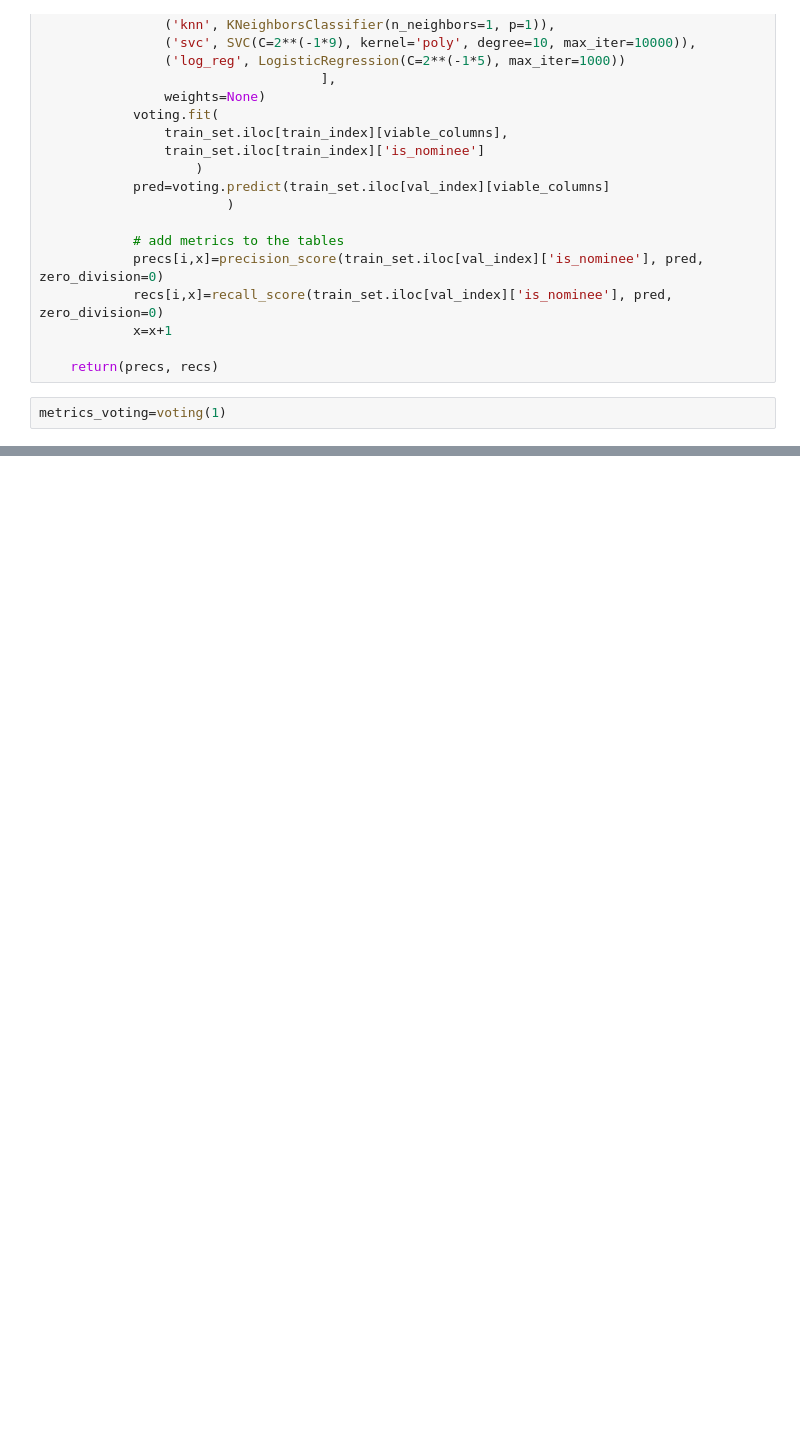
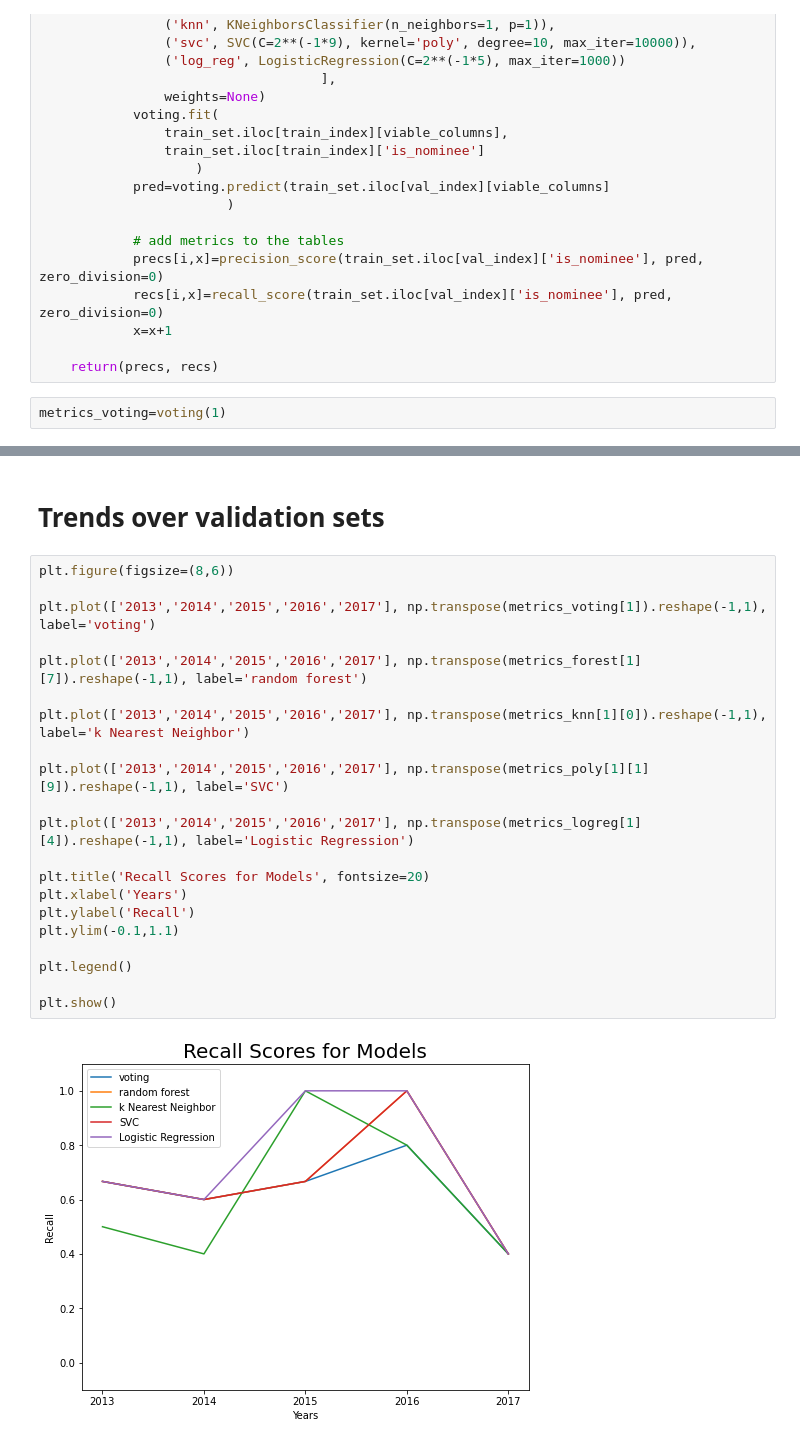
Before and after one commit to wrlaxboy151/may22-lunar-outpost, a Jupyter notebook: model3- more features SKT.ipynb, the cells around one changed output, grey strips where cells are left out. Cells and saved outputs as stored; diff of their text form; blank space fills up the shorter version.

```diff
--- a/model3- more features SKT.ipynb
+++ b/model3- more features SKT.ipynb
@@ -847,0 +848,25 @@ Precision:
+# %% [markdown]
+# Trends over validation sets
+# %%
+plt.figure(figsize=(8,6))
+
+plt.plot(['2013','2014','2015','2016','2017'], np.transpose(metrics_voting[1]).reshape(-1,1), label='voting')
+
+plt.plot(['2013','2014','2015','2016','2017'], np.transpose(metrics_forest[1][7]).reshape(-1,1), label='random forest')
+
+plt.plot(['2013','2014','2015','2016','2017'], np.transpose(metrics_knn[1][0]).reshape(-1,1), label='k Nearest Neighbor')
+
+plt.plot(['2013','2014','2015','2016','2017'], np.transpose(metrics_poly[1][1][9]).reshape(-1,1), label='SVC')
+
+plt.plot(['2013','2014','2015','2016','2017'], np.transpose(metrics_logreg[1][4]).reshape(-1,1), label='Logistic Regression')
+
+plt.title('Recall Scores for Models', fontsize=20)
+plt.xlabel('Years')
+plt.ylabel('Recall')
+plt.ylim(-0.1,1.1)
+
+plt.legend()
+
+plt.show()
+# %% [output]
+[figure, added]
```
Also changed, not shown: parts of 74 cells of this notebook, 6 other files.
